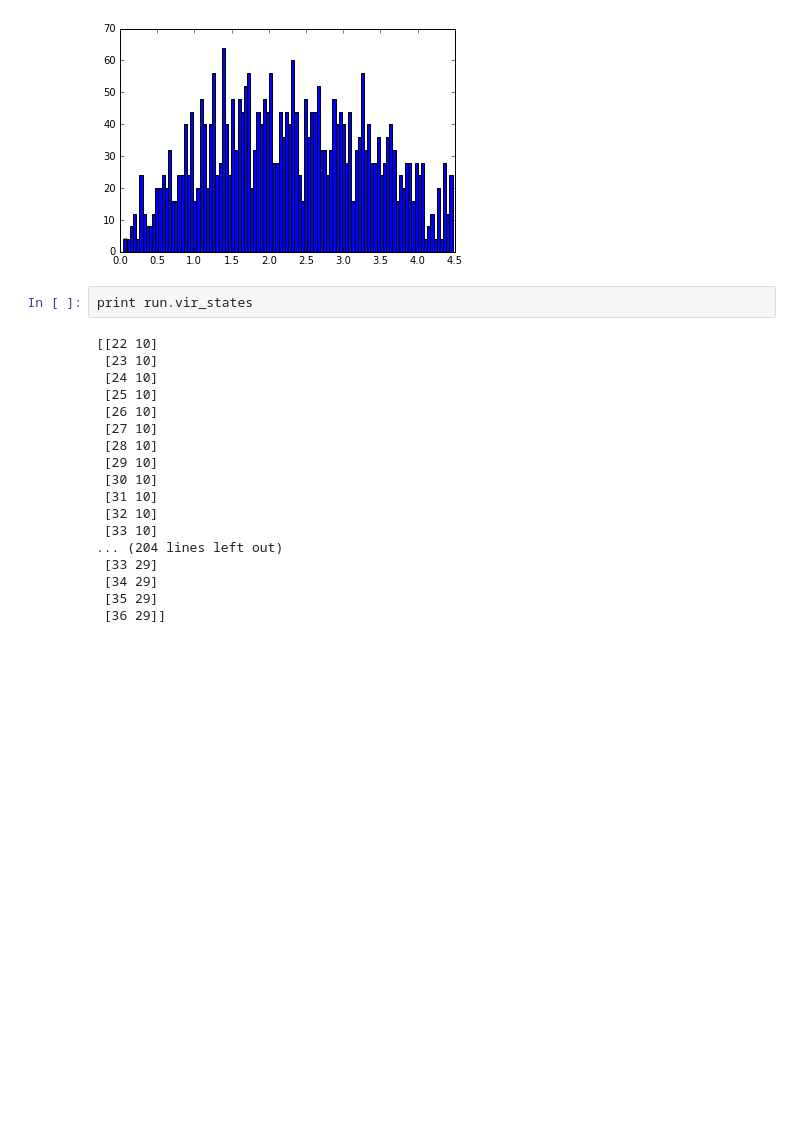
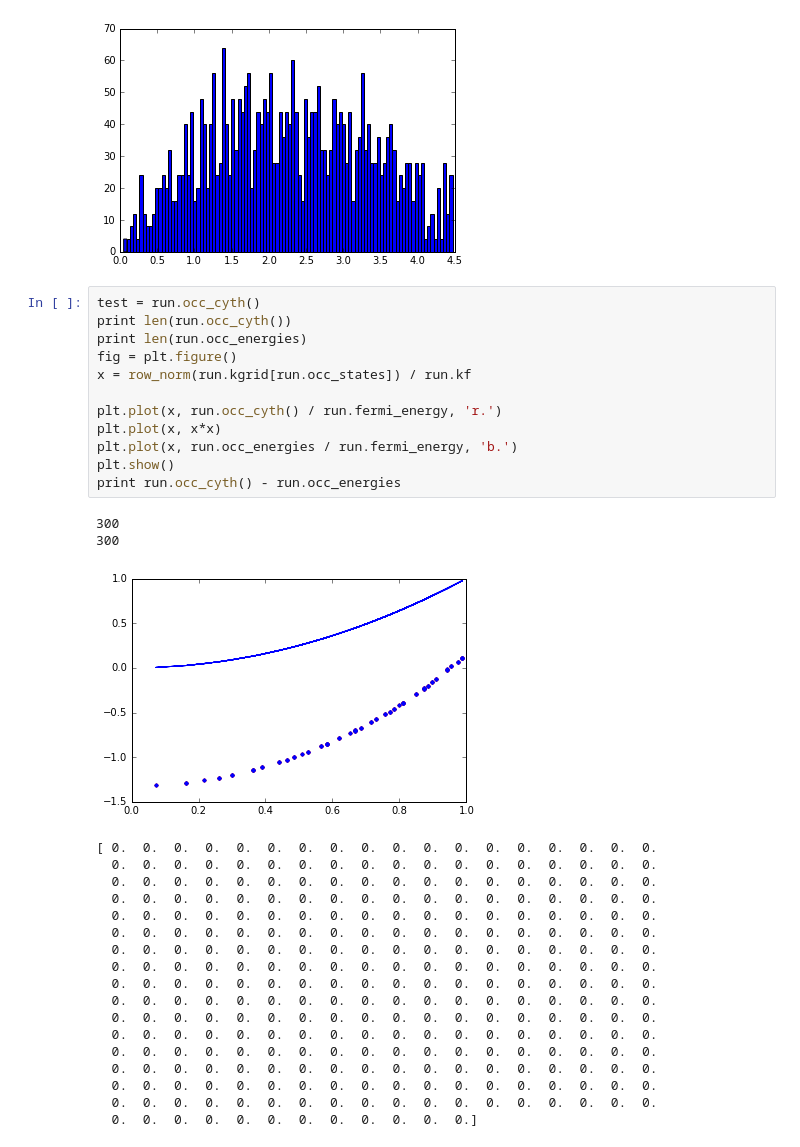
Before and after one commit to ecurtin2/HF-Stability, a Jupyter notebook: source/heg_stability.ipynb, the cells around one changed output. Saved outputs shown, nothing was run; the diff lists cells and outputs as text; blank space fills up the shorter version.

Commit message:
Added cython functionality for energies, will convert to cython

```diff
--- a/source/heg_stability.ipynb
+++ b/source/heg_stability.ipynb
@@ -136,23 +139,36 @@ plt.hist(run.exc_energies, run.Nexc/30)
 plt.show()
 # %% [output]
 [figure]
-# %%
-print run.vir_states
-# %% [output]
-[[22 10]
- [23 10]
- [24 10]
- [25 10]
- [26 10]
- [27 10]
- [28 10]
- [29 10]
- [30 10]
- [31 10]
- [32 10]
- [33 10]
-... (204 lines left out)
- [33 29]
- [34 29]
- [35 29]
- [36 29]]
+# %%
+test = run.occ_cyth()
+print len(run.occ_cyth())
+print len(run.occ_energies)
+fig = plt.figure()
+x = row_norm(run.kgrid[run.occ_states]) / run.kf
+
+plt.plot(x, run.occ_cyth() / run.fermi_energy, 'r.')
+plt.plot(x, x*x)
+plt.plot(x, run.occ_energies / run.fermi_energy, 'b.')
+plt.show()
+print run.occ_cyth() - run.occ_energies
+# %% [output]
+300
+300
+[figure, added]
+[ 0.  0.  0.  0.  0.  0.  0.  0.  0.  0.  0.  0.  0.  0.  0.  0.  0.  0.
+  0.  0.  0.  0.  0.  0.  0.  0.  0.  0.  0.  0.  0.  0.  0.  0.  0.  0.
+  0.  0.  0.  0.  0.  0.  0.  0.  0.  0.  0.  0.  0.  0.  0.  0.  0.  0.
+  0.  0.  0.  0.  0.  0.  0.  0.  0.  0.  0.  0.  0.  0.  0.  0.  0.  0.
+  0.  0.  0.  0.  0.  0.  0.  0.  0.  0.  0.  0.  0.  0.  0.  0.  0.  0.
+  0.  0.  0.  0.  0.  0.  0.  0.  0.  0.  0.  0.  0.  0.  0.  0.  0.  0.
+  0.  0.  0.  0.  0.  0.  0.  0.  0.  0.  0.  0.  0.  0.  0.  0.  0.  0.
+  0.  0.  0.  0.  0.  0.  0.  0.  0.  0.  0.  0.  0.  0.  0.  0.  0.  0.
+  0.  0.  0.  0.  0.  0.  0.  0.  0.  0.  0.  0.  0.  0.  0.  0.  0.  0.
+  0.  0.  0.  0.  0.  0.  0.  0.  0.  0.  0.  0.  0.  0.  0.  0.  0.  0.
+  0.  0.  0.  0.  0.  0.  0.  0.  0.  0.  0.  0.  0.  0.  0.  0.  0.  0.
+  0.  0.  0.  0.  0.  0.  0.  0.  0.  0.  0.  0.  0.  0.  0.  0.  0.  0.
+  0.  0.  0.  0.  0.  0.  0.  0.  0.  0.  0.  0.  0.  0.  0.  0.  0.  0.
+  0.  0.  0.  0.  0.  0.  0.  0.  0.  0.  0.  0.  0.  0.  0.  0.  0.  0.
+  0.  0.  0.  0.  0.  0.  0.  0.  0.  0.  0.  0.  0.  0.  0.  0.  0.  0.
+  0.  0.  0.  0.  0.  0.  0.  0.  0.  0.  0.  0.  0.  0.  0.  0.  0.  0.
+  0.  0.  0.  0.  0.  0.  0.  0.  0.  0.  0.  0.]
```
Also changed, not shown: parts of 3 cells of this notebook, 5 other files.
